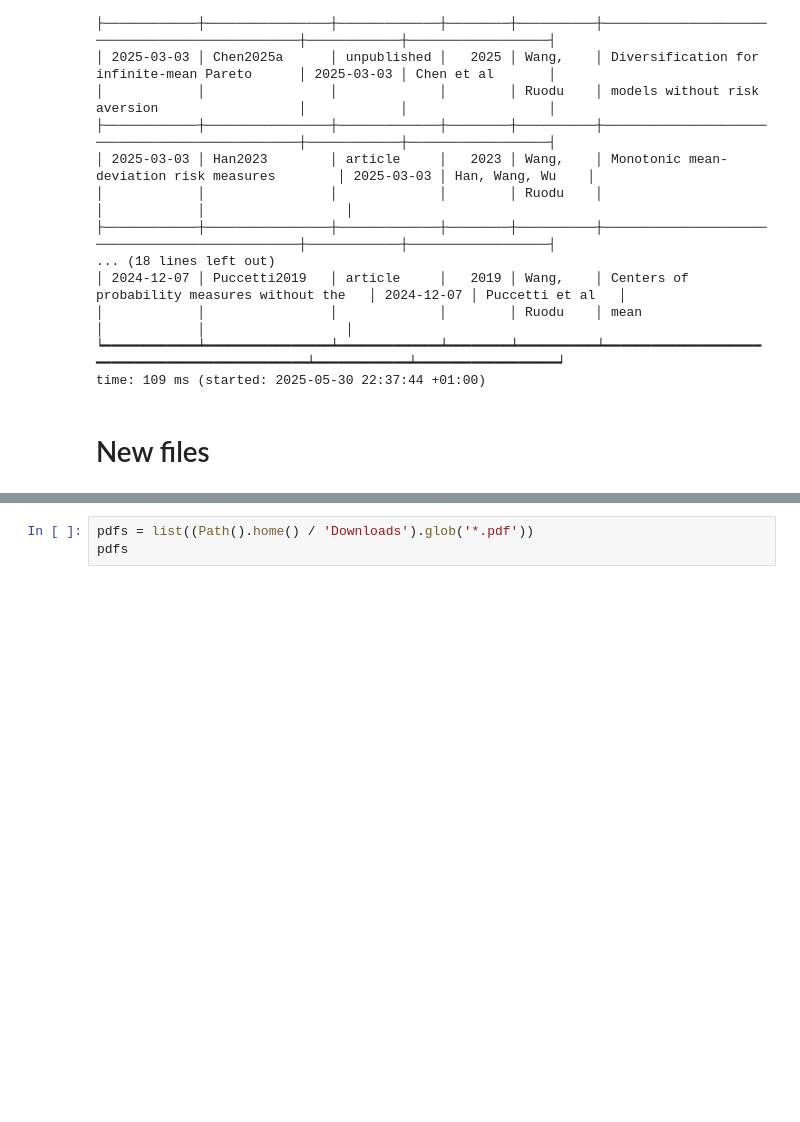
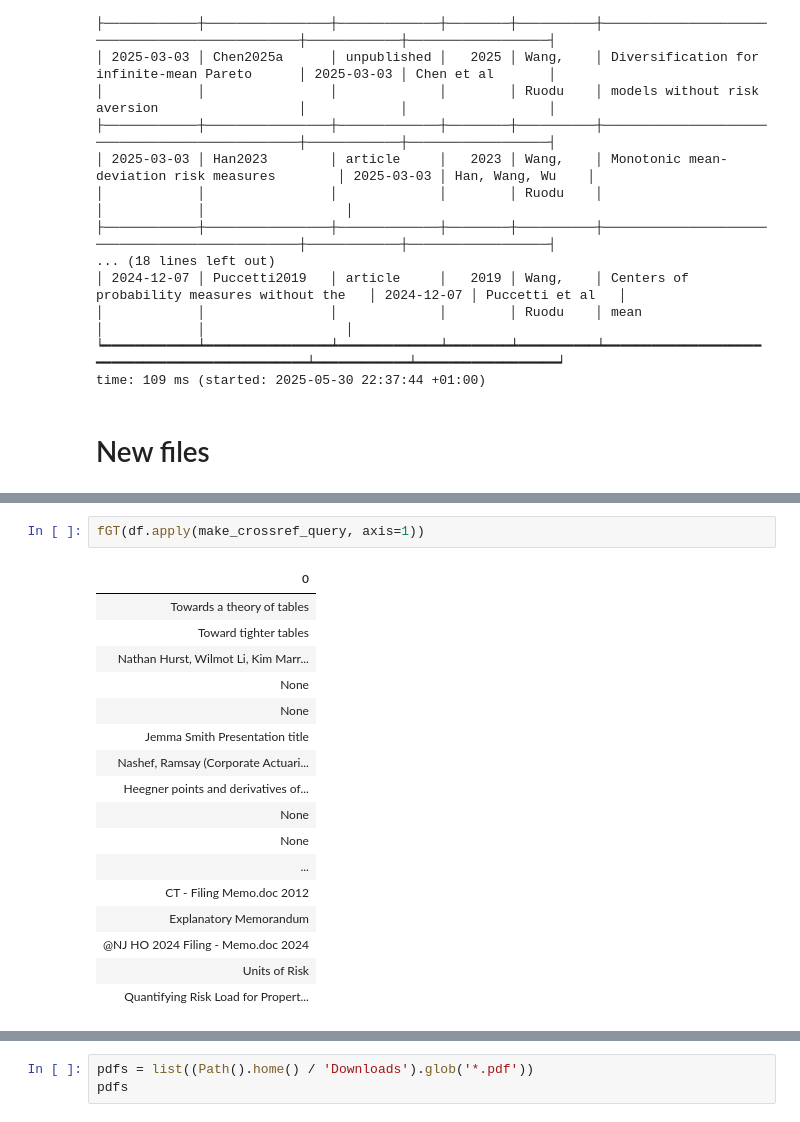
Before and after one commit to mynl/archivum_project, a Jupyter notebook: temp/text-extractor.ipynb, the cells around one changed output, grey strips where cells are left out. Cells and saved outputs as stored; diff of their text form; blank space fills up the shorter version.

Commit message:
more on cli, doc meta data, crossref search guessing, new

```diff
--- a/temp/text-extractor.ipynb
+++ b/temp/text-extractor.ipynb
@@ -343,0 +344,20 @@ time: 15 ms (started: 2025-05-30 23:32:16 +01:00)
+# %%
+fGT(df.apply(make_crossref_query, axis=1))
+# %% [output]
+| 0 |
+| Towards a theory of tables |
+| Toward tighter tables |
+| Nathan Hurst, Wilmot Li, Kim Marr... |
+| None |
+| None |
+| Jemma Smith Presentation title |
+| Nashef, Ramsay (Corporate Actuari... |
+| Heegner points and derivatives of... |
+| None |
+| None |
+| ... |
+| CT - Filing Memo.doc 2012 |
+| Explanatory Memorandum |
+| @NJ HO 2024 Filing - Memo.doc 2024 |
+| Units of Risk |
+| Quantifying Risk Load for Propert... |
```
Also changed, not shown: parts of 11 cells of this notebook, 3 other files.
